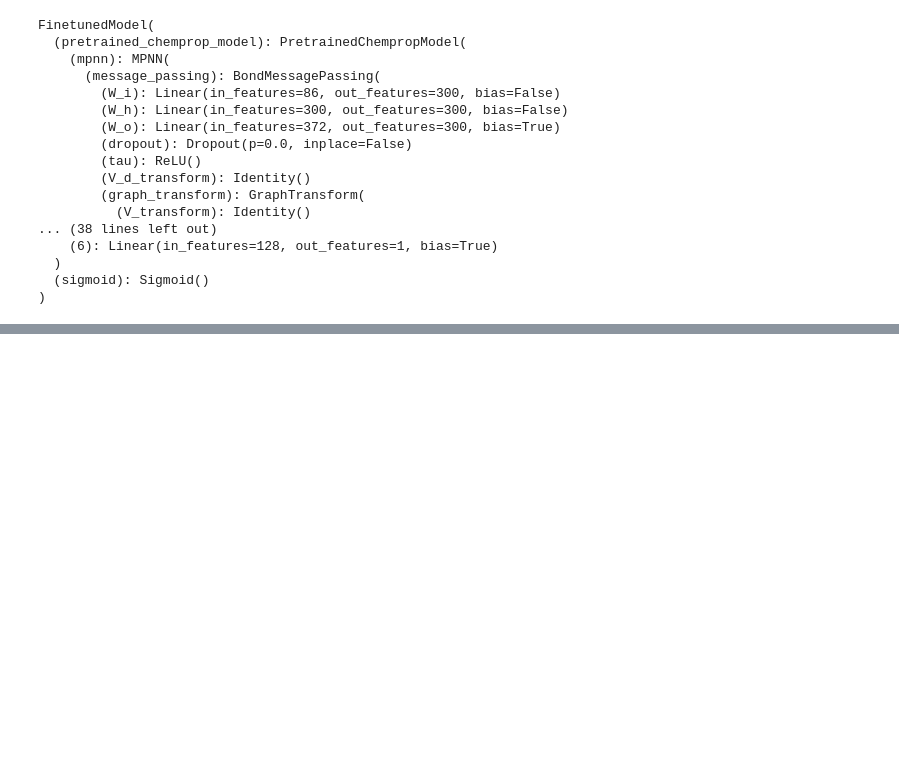
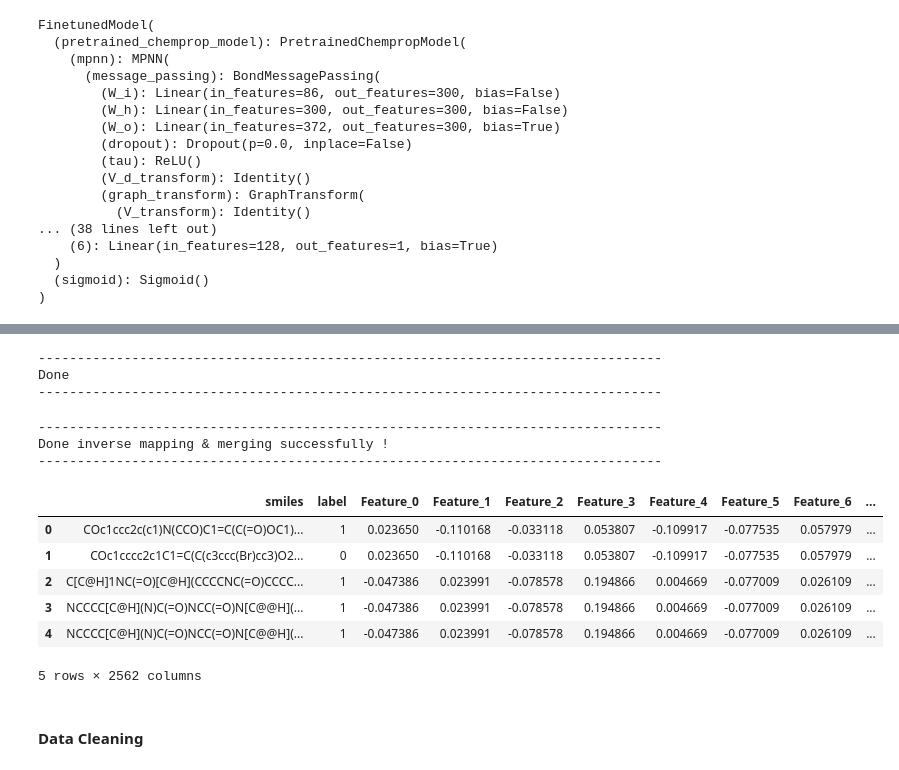
Before and after one commit to Gavision97/DLResearchPPI, a Jupyter notebook: Project 5 Building Model for Research Pipeline/code/proj5_pt_ft_gpu.ipynb, the cells around one changed output, grey strips where cells are left out. Saved outputs shown, nothing was run; the diff lists cells and outputs as text; code cells hidden in the pictures; blank space fills up the shorter version.

Commit message:
added the updated GPU ipynb finetune code file

```diff
--- a/Project 5 Building Model for Research Pipeline/code/proj5_pt_ft_gpu.ipynb
+++ b/Project 5 Building Model for Research Pipeline/code/proj5_pt_ft_gpu.ipynb
@@ -958,0 +1004,5 @@ FinetunedModel(
+# %%
+ds_folder_path = os.path.join('datasets', 'finetune_dataset', 'multi_ppim_folds_2_0.8')
+all_files = os.listdir(ds_folder_path)
+
+PRINTM(f'Folder content:\n\n{all_files}')
@@ -958,0 +1015,9 @@ FinetunedModel(
+# %%
+dataframes = {}
+
+# Read each CSV file into a dataframe and store it in the dictionary
+for file in all_files:
+    file_path = os.path.join(ds_folder_path, file)
+    df = pd.read_csv(file_path)
+    df_name = file.replace('.csv', '_df')
+    dataframes[df_name] = df
@@ -958,0 +1028,42 @@ FinetunedModel(
+# %%
+uniprot_mapping = pd.read_csv(os.path.join('datasets', 'idmapping_unip.tsv'), delimiter = "\t")
+esm_df = pd.read_csv(os.path.join('datasets', 'esm_features.csv'))
+PRINT()
+# %% [output]
+--------------------------------------------------------------------------------
+Done
+--------------------------------------------------------------------------------
+# %%
+for df_name in dataframes.keys():
+    dataframes[df_name] = convert_uniprot_ids(dataframes[df_name], uniprot_mapping)
+    dataframes[df_name] = merge_datasets(dataframes[df_name], esm_df)
+
+# Access each dataframe using its name
+train_fold1_df = dataframes['train_fold1_df']
+train_fold2_df = dataframes['train_fold2_df']
+train_fold3_df = dataframes['train_fold3_df']
+train_fold4_df = dataframes['train_fold4_df']
+train_fold5_df = dataframes['train_fold5_df']
+test_fold1_df = dataframes['test_fold1_df']
+test_fold2_df = dataframes['test_fold2_df']
+test_fold3_df = dataframes['test_fold3_df']
+test_fold4_df = dataframes['test_fold4_df']
+test_fold5_df = dataframes['test_fold5_df']
+
+PRINTM(f'Done inverse mapping & merging successfully !')
+# %% [output]
+--------------------------------------------------------------------------------
+Done inverse mapping & merging successfully !
+--------------------------------------------------------------------------------
+# %%
+test_fold2_df.head()
+# %% [output]
+|  | smiles | label | Feature_0 | Feature_1 | Feature_2 | Feature_3 | Feature_4 | Feature_5 | Feature_6 | ... |
+| 0 | COc1ccc2c(c1)N(CCO)C1=C(C(=O)OC1)... | 1 | 0.023650 | -0.110168 | -0.033118 | 0.053807 | -0.109917 | -0.077535 | 0.057979 | ... |
+| 1 | COc1cccc2c1C1=C(C(c3ccc(Br)cc3)O2... | 0 | 0.023650 | -0.110168 | -0.033118 | 0.053807 | -0.109917 | -0.077535 | 0.057979 | ... |
+| 2 | C[C@H]1NC(=O)[C@H](CCCCNC(=O)CCCC... | 1 | -0.047386 | 0.023991 | -0.078578 | 0.194866 | 0.004669 | -0.077009 | 0.026109 | ... |
+| 3 | NCCCC[C@H](N)C(=O)NCC(=O)N[C@@H](... | 1 | -0.047386 | 0.023991 | -0.078578 | 0.194866 | 0.004669 | -0.077009 | 0.026109 | ... |
+| 4 | NCCCC[C@H](N)C(=O)NCC(=O)N[C@@H](... | 1 | -0.047386 | 0.023991 | -0.078578 | 0.194866 | 0.004669 | -0.077009 | 0.026109 | ... |
+5 rows × 2562 columns
+# %% [markdown]
+#### Data Cleaning ####
```
Also changed, not shown: parts of 113 cells of this notebook, 1 other file.
